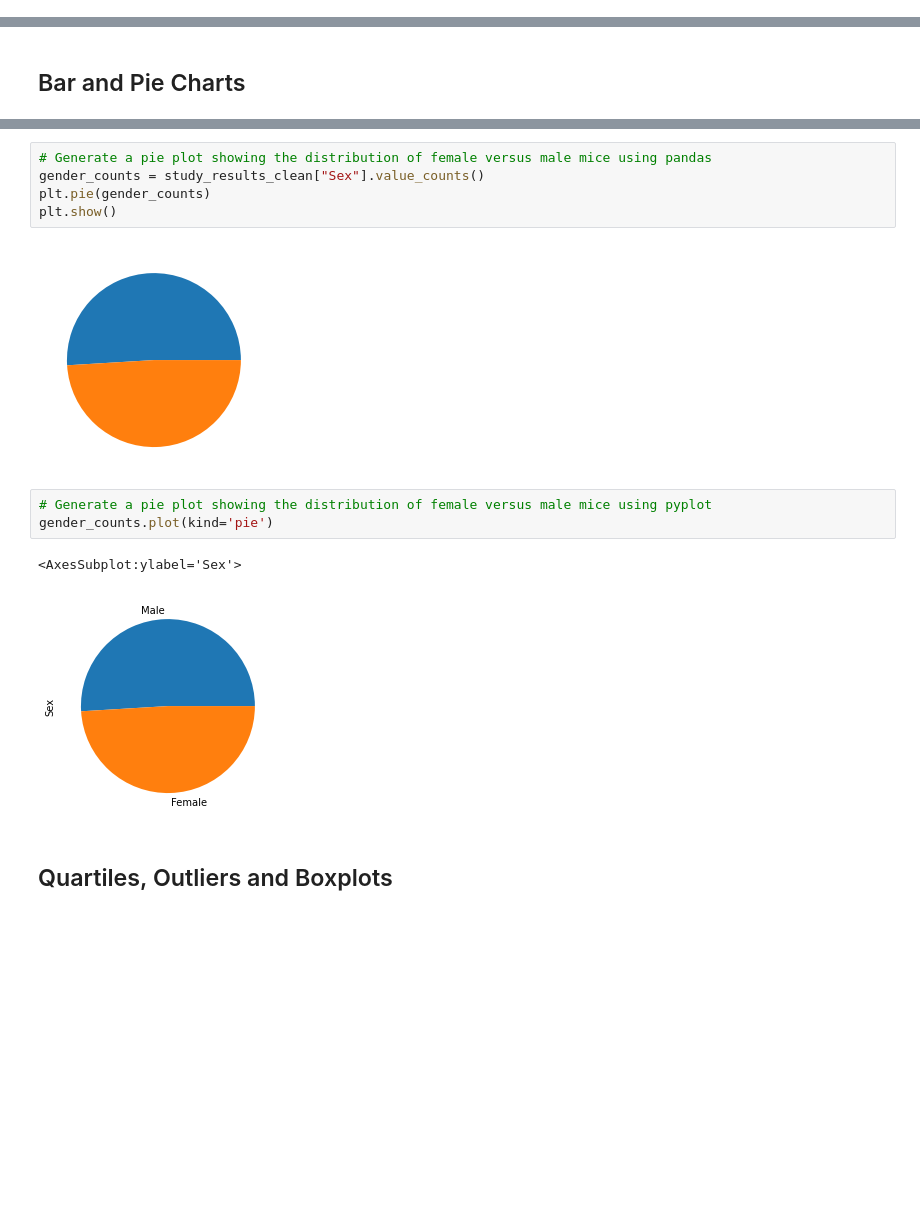
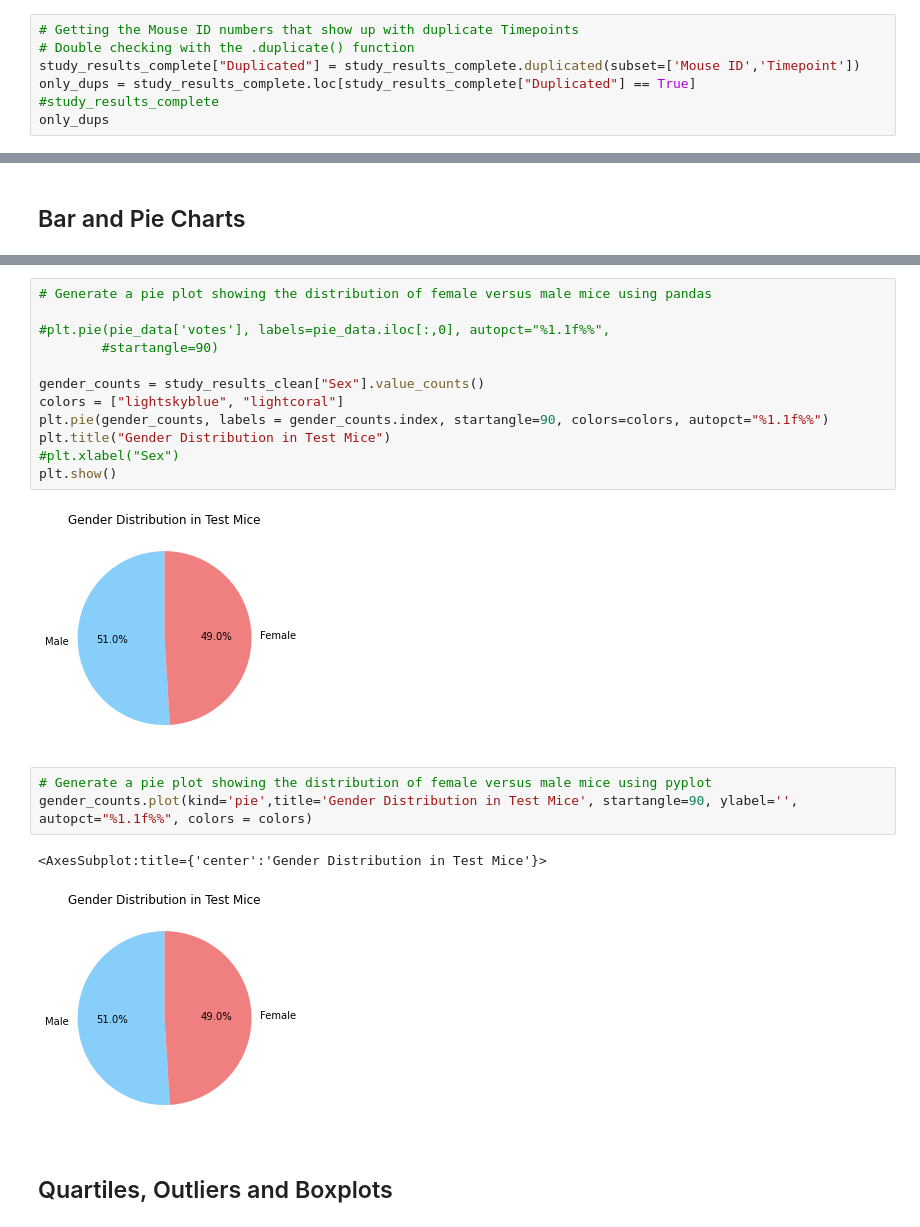
Before and after one commit to pulliam-chris/Matplotlib-Pharma, a Jupyter notebook: pymaceuticals_main.ipynb, the cells around one changed output, grey strips where cells are left out. Drawn from its saved outputs; the diff is of its cells as text; blank space fills up the shorter version.

```diff
--- a/pymaceuticals_main.ipynb
+++ b/pymaceuticals_main.ipynb
@@ -88,3 +88,10 @@ only_dups_df
 |  | 10 | 2 |
 |  | 15 | 2 |
 |  | 20 | 2 |
+# %%
+# Getting the Mouse ID numbers that show up with duplicate Timepoints
+# Double checking with the .duplicate() function
+study_results_complete["Duplicated"] = study_results_complete.duplicated(subset=['Mouse ID','Timepoint'])
+only_dups = study_results_complete.loc[study_results_complete["Duplicated"] == True]
+#study_results_complete
+only_dups
@@ -229,16 +238,23 @@ measurements.plot(kind='bar')
 # %%
 # Generate a pie plot showing the distribution of female versus male mice using pandas
+
+#plt.pie(pie_data['votes'], labels=pie_data.iloc[:,0], autopct="%1.1f%%",
+        #startangle=90)
+
 gender_counts = study_results_clean["Sex"].value_counts()
-plt.pie(gender_counts)
+colors = ["lightskyblue", "lightcoral"]
+plt.pie(gender_counts, labels = gender_counts.index, startangle=90, colors=colors, autopct="%1.1f%%")
+plt.title("Gender Distribution in Test Mice")
+#plt.xlabel("Sex")
 plt.show()
 # %% [output]
-[figure, old version]
+[figure, new version]
 # %%
 # Generate a pie plot showing the distribution of female versus male mice using pyplot
-gender_counts.plot(kind='pie')
+gender_counts.plot(kind='pie',title='Gender Distribution in Test Mice', startangle=90, ylabel='', autopct="%1.1f%%", colors = colors)
 # %% [output]
-<AxesSubplot:ylabel='Sex'>
+<AxesSubplot:title={'center':'Gender Distribution in Test Mice'}>
-[figure, old version]
+[figure, new version]
 # %% [markdown]
 ## Quartiles, Outliers and Boxplots
 # %%
```
Also changed, not shown: parts of 4 cells of this notebook.
